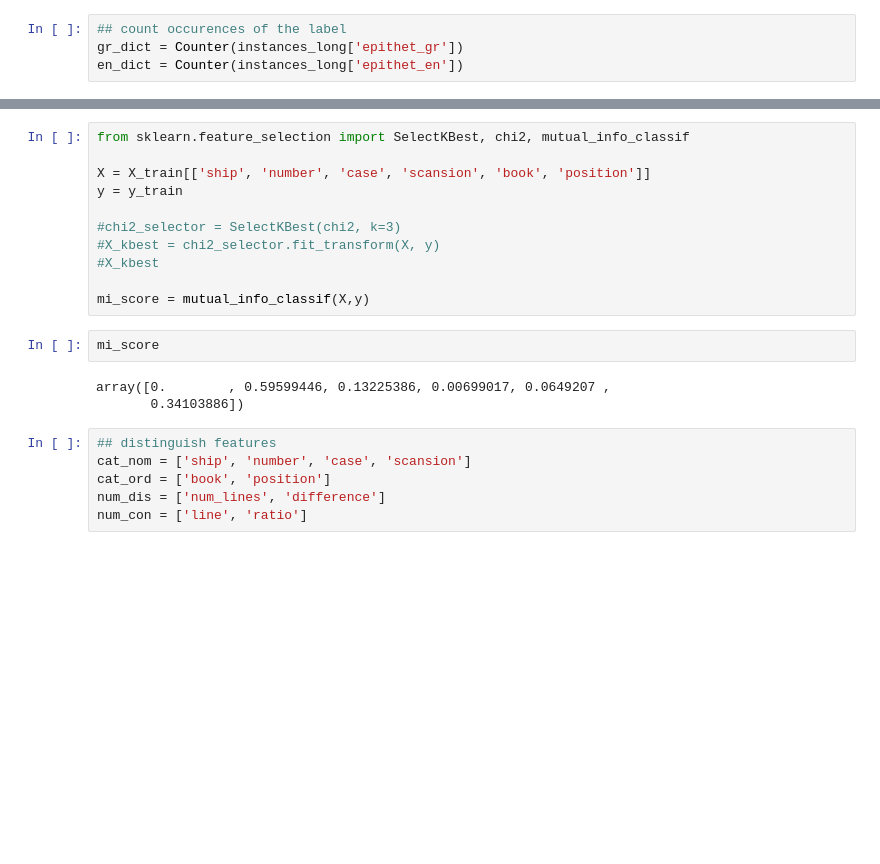
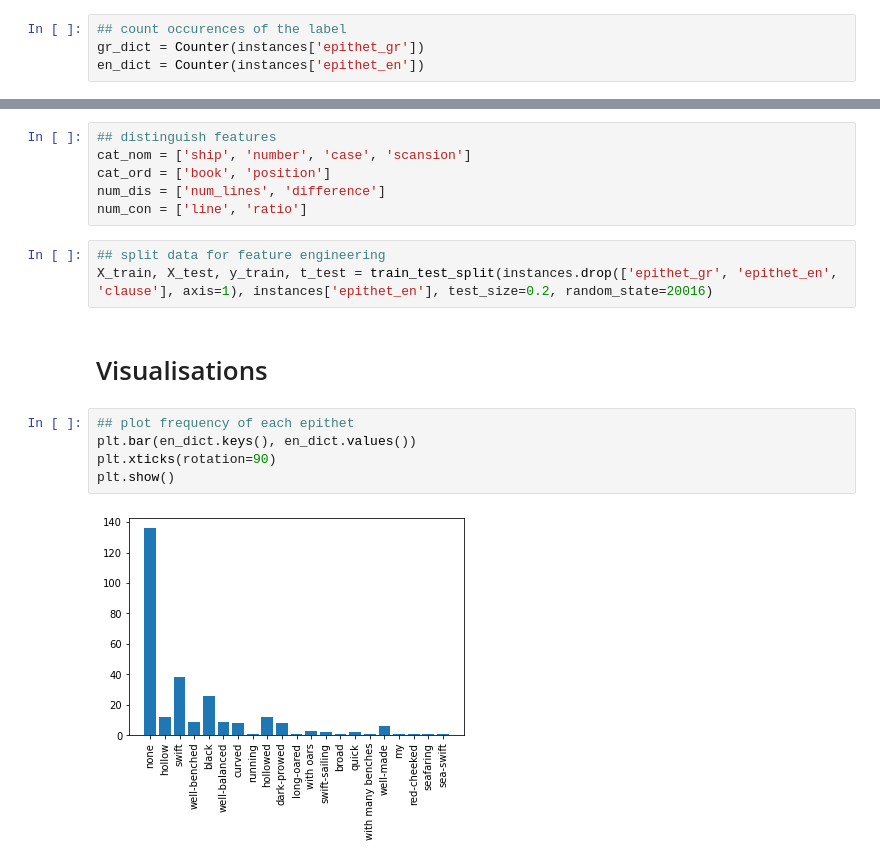
Before and after one commit to jwillmur/ancient_greek, a Jupyter notebook: clas20016_research/analyse_features.ipynb, the cells around one changed output, grey strips where cells are left out. Drawn from its saved outputs; the diff is of its cells as text; blank space fills up the shorter version.

```diff
--- a/clas20016_research/analyse_features.ipynb
+++ b/clas20016_research/analyse_features.ipynb
@@ -19,4 +18,4 @@ X_train, X_test, y_train, t_test = train_test_split(instances_long.drop(['epithe
 # %%
 ## count occurences of the label
-gr_dict = Counter(instances_long['epithet_gr'])
-en_dict = Counter(instances_long['epithet_en'])
+gr_dict = Counter(instances['epithet_gr'])
+en_dict = Counter(instances['epithet_en'])
@@ -27,22 +22,18 @@ Numerical input = ANOVA f_classif() or Kendall's kendalltau
-# %%
-from sklearn.feature_selection import SelectKBest, chi2, mutual_info_classif
-
-X = X_train[['ship', 'number', 'case', 'scansion', 'book', 'position']]
-y = y_train
-
-#chi2_selector = SelectKBest(chi2, k=3)
-#X_kbest = chi2_selector.fit_transform(X, y)
-#X_kbest
-
-mi_score = mutual_info_classif(X,y)
-# %%
-mi_score
-# %% [output]
-array([0.        , 0.59599446, 0.13225386, 0.00699017, 0.0649207 ,
-       0.34103886])
 # %%
 ## distinguish features
 cat_nom = ['ship', 'number', 'case', 'scansion']
 cat_ord = ['book', 'position']
 num_dis = ['num_lines', 'difference']
 num_con = ['line', 'ratio']
+# %%
+## split data for feature engineering
+X_train, X_test, y_train, t_test = train_test_split(instances.drop(['epithet_gr', 'epithet_en', 'clause'], axis=1), instances['epithet_en'], test_size=0.2, random_state=20016)
+# %% [markdown]
+# Visualisations
+# %%
+## plot frequency of each epithet
+plt.bar(en_dict.keys(), en_dict.values())
+plt.xticks(rotation=90)
+plt.show()
+# %% [output]
+[figure, added]
```
Also changed, not shown: parts of 10 cells of this notebook, 6 other files.
